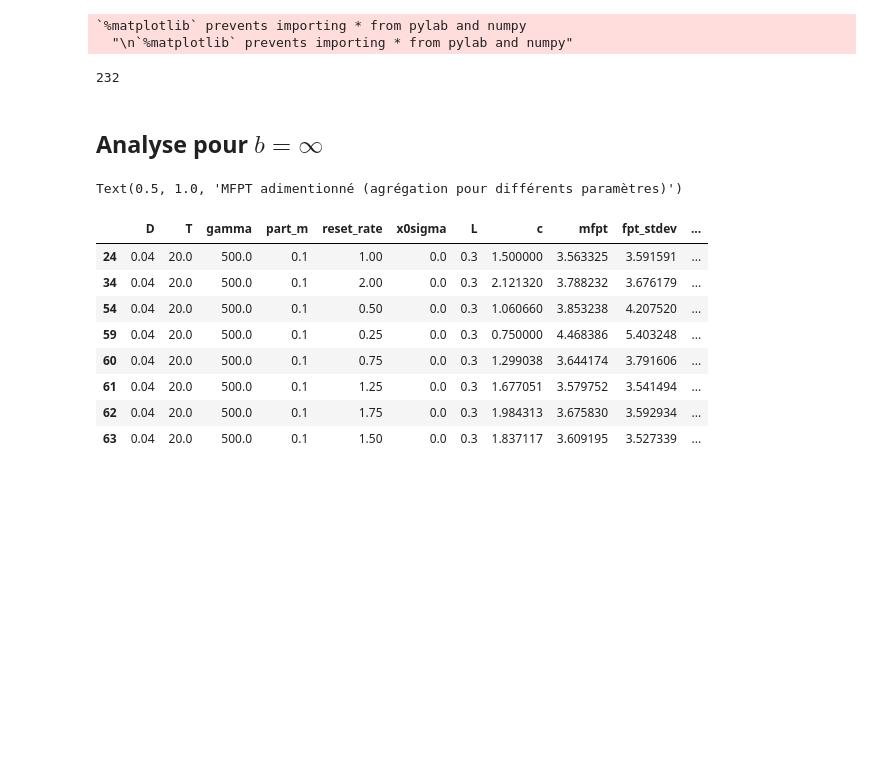
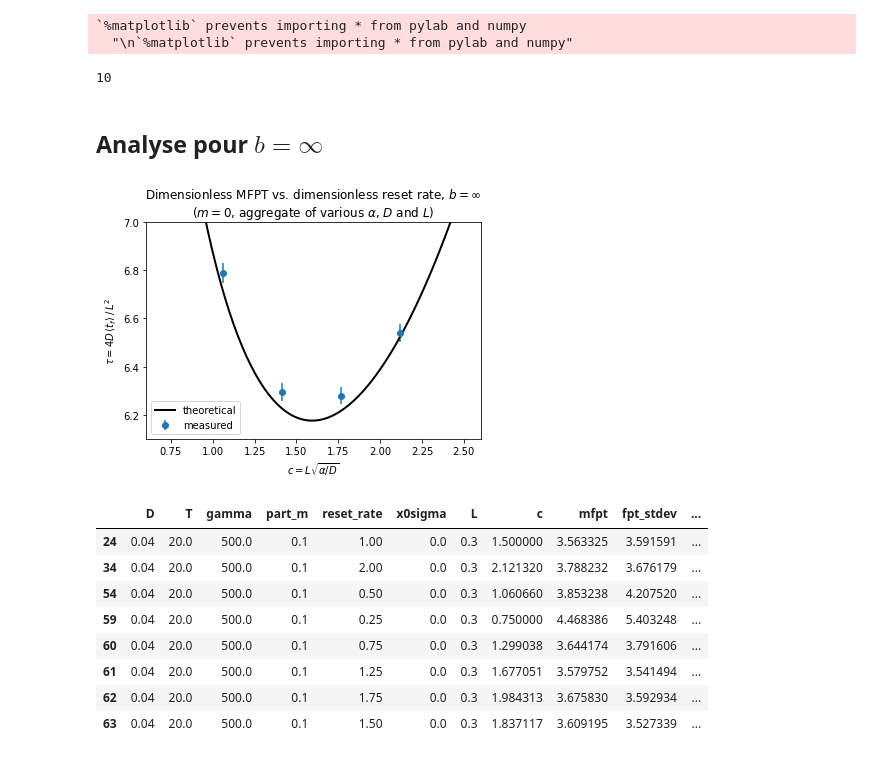
Before and after one commit to xif-fr/BrownianMotion, a Jupyter notebook: langevin-mfpt/langevin-mfpt.ipynb, the cells around one changed output. Drawn from its saved outputs; the diff is of its cells as text; code cells hidden in the pictures; blank space fills up the shorter version.

```diff
--- a/langevin-mfpt/langevin-mfpt.ipynb
+++ b/langevin-mfpt/langevin-mfpt.ipynb
@@ -16,13 +16,13 @@ import scipy.special as ss
 from math import *
 π = np.pi
 # %%
-#path = "langevin-reset/langevin-reset"
-path = "langevin-reset-x0var"
+path = "data-poisson-fix-m0"
+#path = "data-poisson-x0var"
 
 Res = pd.DataFrame()
 
 for i in range(300):
-    itempath = path+"/"+str(i+1)
+    itempath = path+"/"+str(i)
     ppath = itempath+"-params.csv"
     if os.path.exists(ppath):
     #    res = {}
@@ -46,26 +46,29 @@ for i in range(300):
 
 len(Res)
 # %% [output]
-232
+10
 # %%
 Res['tau'] = 4*Res['D']*Res['mfpt']/Res['L']**2
 Res['tau_err'] = 4*Res['D']*(Res['fpt_stdev']/np.sqrt(Res['n_traj']))/Res['L']**2
 # %% [markdown]
 ## Analyse pour $b=\infty$
 # %%
-plt.errorbar(Res['c'], Res['tau'], yerr=Res['tau_err'], fmt='o', label="mesuré")
+plt.errorbar(Res['c'], Res['tau'], yerr=Res['tau_err'], fmt='o', label="measured")
 c = np.linspace(0.1,5.2,200)
 tau_binf_th = lambda c: 4/c**2 * ( np.exp(c) - 1 )
-plt.plot(c, tau_binf_th(c), label=r"théorique", color='black', lw=2)
+plt.plot(c, tau_binf_th(c), label=r"theoretical", color='black', lw=2)
 plt.ylim((0,30))
-plt.legend(loc='lower right')
+plt.ylim((6.1,7))
+plt.xlim((0.6,2.6))
+plt.legend(loc='lower left')
 plt.xlabel(r"$c=L\sqrt{\alpha/D}$")
 plt.ylabel(r"$\tau=4D\,\langle t_f\rangle\,/\,L^2$")
-plt.title(r"MFPT adimentionné (agrégation pour différents paramètres)")
+#plt.title(r"MFPT adimentionné (agrégation pour différents paramètres)")
 #plt.title(r"Dimensionless MFPT vs. dimensionless reset rate, $b=\infty$"+"\n"+r"($m/\gamma=2\cdot 10^{-4}$, aggregate of various $\alpha$, $D$ and $L$)")
-#plt.savefig("langevin-mfpt-c-b_inf.pdf", bbox_inches='tight')
+plt.title(r"Dimensionless MFPT vs. dimensionless reset rate, $b=\infty$"+"\n"+r"($m=0$, aggregate of various $\alpha$, $D$ and $L$)")
+plt.savefig("langevin-mfpt-c-b_inf-zoom.pdf", bbox_inches='tight')
 # %% [output]
-Text(0.5, 1.0, 'MFPT adimentionné (agrégation pour différents paramètres)')
+[figure, added]
 # %%
 #alpha = np.linspace(0.24,2.02,200)
 #plt.plot(alpha, 0.3**2/(4*0.04)*tau_binf_th(0.30*np.sqrt(alpha/0.04)), label=r"théorique", color='black', lw=2)
```
Also changed, not shown: parts of 8 cells of this notebook, 7 other files.
